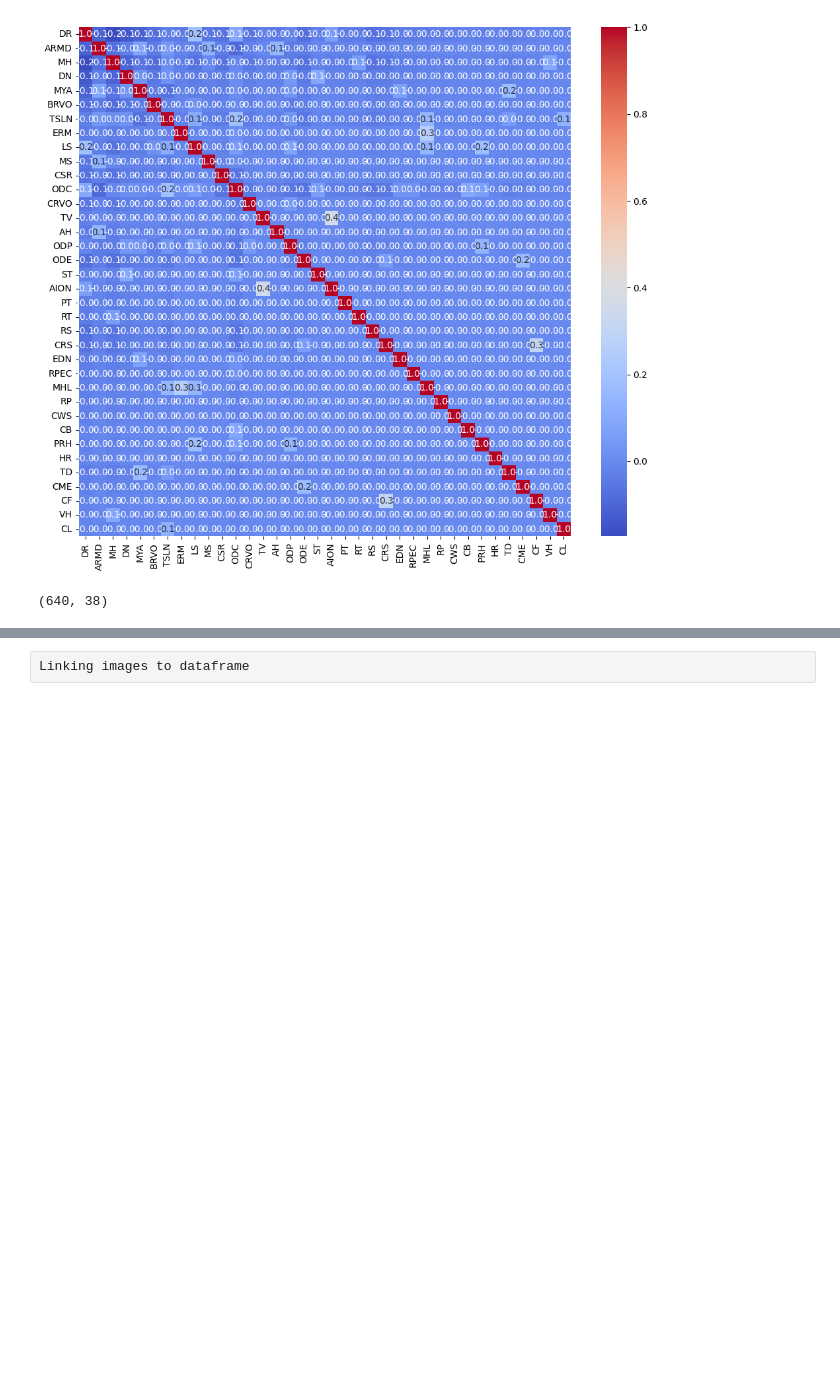
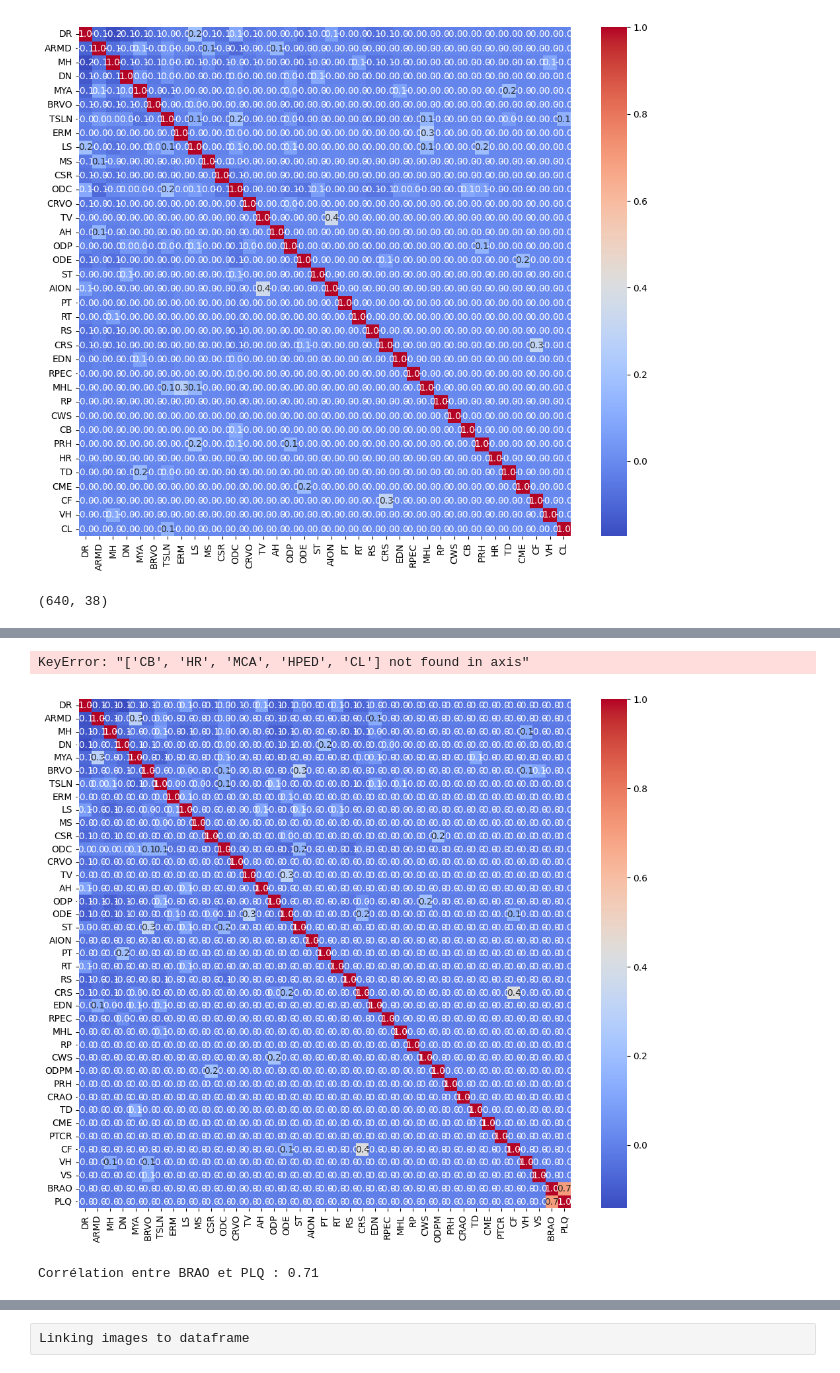
Before and after one commit to CapucineFoucher/ProjectDataCamp, a Jupyter notebook: BACK/work on dataset.ipynb, the cells around one changed output, grey strips where cells are left out. Drawn from its saved outputs; the diff is of its cells as text; code cells hidden in the pictures; blank space fills up the shorter version.

```diff
--- a/BACK/work on dataset.ipynb
+++ b/BACK/work on dataset.ipynb
@@ -133,0 +183,54 @@ df_test_cleaned.to_csv("test_cleaned.csv")
+# %%
+##### drop les colonnes qui ont que des 0 ##########
+# Liste des noms de colonnes à supprimer
+columns_to_drop = ['CB', 'HR', 'MCA', 'HPED', 'CL', 'MNF']
+
+# Supprimez les colonnes
+df_evaluation.drop(columns=columns_to_drop, inplace=True)
+# %% [output]
+KeyError: "['CB', 'HR', 'MCA', 'HPED', 'CL'] not found in axis"
+# %%
+##### drop les colonnes qui ont que des 0 ##########
+# Liste des noms de colonnes à supprimer
+columns_to_drop = ['MNF']
+
+# Supprimez les colonnes
+df_evaluation.drop(columns=columns_to_drop, inplace=True)
+# %%
+# Exclure les deux premières colonnes (ID et Disease_Risk) pour la matrice de corrélation
+correlation_df = df_evaluation.iloc[:, 2:].astype(float)
+
+# Calculer la matrice de corrélation
+correlation_matrix = correlation_df.corr()
+
+# Créer une figure
+plt.figure(figsize=(12, 10))
+
+# Tracer la matrice de corrélation sous forme de carte de chaleur
+sns.heatmap(correlation_matrix, annot=True, cmap='coolwarm', fmt=".1f")
+
+# Afficher le graphique
+plt.show()
+# %% [output]
+[figure, added]
+# %%
+## montrer les colonnes très corrélées
+# Seuil de corrélation (par exemple, 0.6)
+correlation_threshold = 0.6
+
+# Trouver les paires de colonnes corrélées
+correlated_pairs = {}
+for i in range(len(correlation_matrix.columns)):
+    for j in range(i+1, len(correlation_matrix.columns)):
+        col1 = correlation_matrix.columns[i]
+        col2 = correlation_matrix.columns[j]
+        correlation_value = correlation_matrix.iloc[i, j]
+
+        if abs(correlation_value) > correlation_threshold:
+            correlated_pairs[(col1, col2)] = correlation_value
+
+# Afficher les paires de colonnes corrélées
+for pair, correlation_value in correlated_pairs.items():
+    print(f"Corrélation entre {pair[0]} et {pair[1]} : {correlation_value:.2f}")
+# %% [output]
+Corrélation entre BRAO et PLQ : 0.71
```
Also changed, not shown: parts of 22 cells of this notebook, 2 other files.
